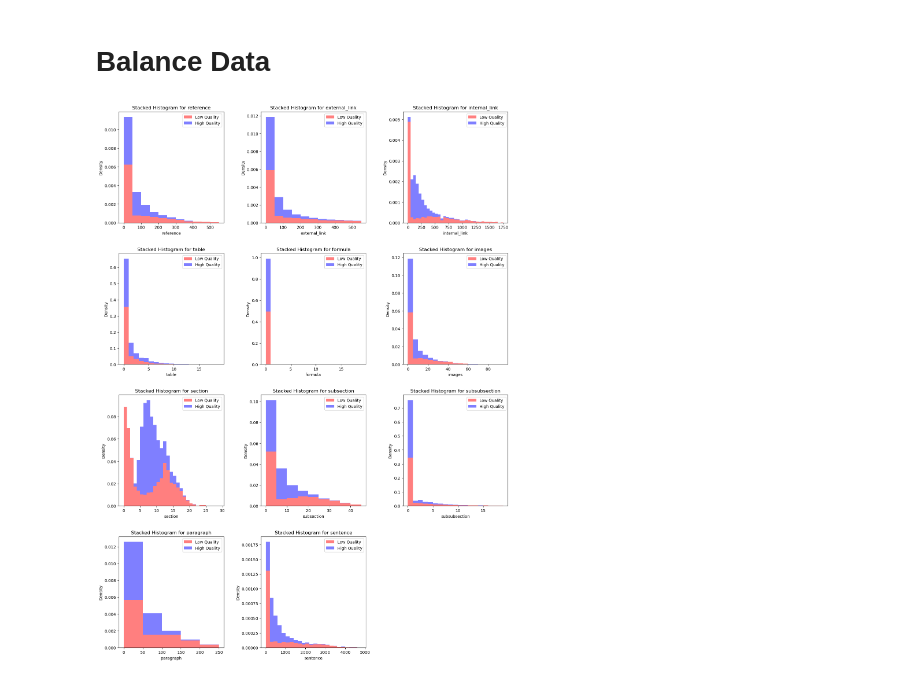
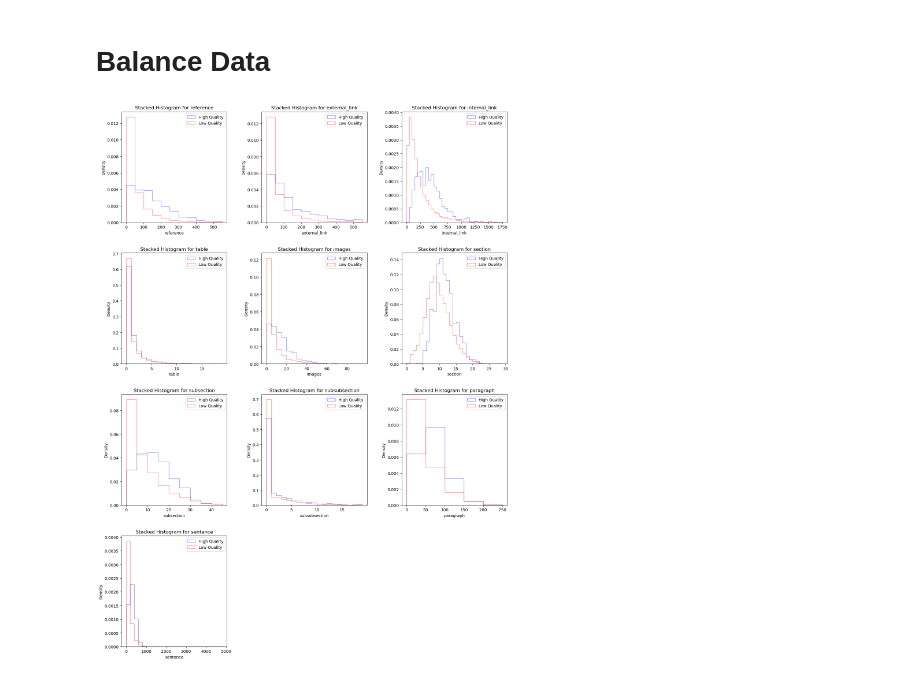
Before and after one commit to Khai-Sian/Dissertation, a Jupyter notebook: 7_Features Distribution.ipynb, the cells around one changed output. Drawn from its saved outputs; the diff is of its cells as text; code cells hidden in the pictures.

```diff
--- a/7_Features Distribution.ipynb
+++ b/7_Features Distribution.ipynb
@@ -5,7 +5,7 @@ import numpy as np
 # %% [markdown]
 # Visualise distribution of features
 # %%
-def visualise_distribution(features, bins_dict):
+def visualise_distribution(features, bins_dict, save = False):
 
     fig, axs = plt.subplots(4, 3, figsize=(15, 20))
     axs = axs.flatten()
@@ -21,8 +21,8 @@ def visualise_distribution(features, bins_dict):
         bins = bins_dict.get(feature, 10)
 
         # Draw the histogram
-        axs[index].hist([low_data, high_data], bins=bins, density=True, histtype='bar',
-                        stacked=True, color=colors, label=['Low Quality', 'High Quality'],
+        axs[index].hist([low_data, high_data], bins=bins, density=True, histtype='step',
+                        stacked=False, color=colors, label=['Low Quality', 'High Quality'],
                         alpha=0.5)
 
         # Add titles and labels
@@ -36,19 +36,28 @@ def visualise_distribution(features, bins_dict):
 
     # Adjust layout
     plt.tight_layout(pad=3.0)
+
+    if save and 'reference' in features:
+        plt.savefig(f"../Report/Image/structure_distribution", dpi=300, bbox_inches='tight', transparent=True)
+    elif save and 'flesch' in features:
+        plt.savefig(f"../Report/Image/readability_distribution", dpi=300, bbox_inches='tight', transparent=True)
+
+#     if save and 'reference' in features:
+#         plt.savefig(f"../Report/appendix/structure_distribution", dpi=300, bbox_inches='tight', transparent=True)
+#     elif save and 'flesch' in features:
+#         plt.savefig(f"../Report/appendix/readability_distribution", dpi=300, bbox_inches='tight', transparent=True)
+
     plt.show()
 # %% [markdown]
 ## Bin Settings for different features
 # %%
-
-
-text_structure = ['reference', 'external_link', 'internal_link', 'table', 'formula', 'images', 'section', 'subsection', 'subsubsection', 'paragraph', 'sentence']
+text_structure = ['reference', 'external_link', 'internal_link', 'table', 'images', 'section', 'subsection', 'subsubsection', 'paragraph', 'sentence']
 
 text_structure_bins = {'reference': [i for i in range(0, 600, 50)],
                        'external_link': [i for i in range(0, 600, 50)],
                        'internal_link': [i for i in range(0, 1800, 50)],
                        'table': [i for i in range(0, 20, 1)],
-                       'formula': [i for i in range(0, 20, 1)],
+#                        'formula': [i for i in range(0, 20, 1)],
                        'images': [i for i in range(0, 100, 5)],
                        'section': [i for i in range(0, 30, 1)],
                        'subsection': [i for i in range(0, 50, 5)],
@@ -64,15 +73,15 @@ readability_scores_bins = {'flesch': [i for i in range(-25, 100, 5)],
                            'coleman_liau': [i for i in range(0, 30, 1)],
                            'automated_readability': [i for i in range(0, 40, 1)],
                            'difficult_words': [i for i in range(0, 3000, 200)],
-                           'dale_chall': [i for i in range(0, 20, 1)],
-                           'linsear': [i for i in range(0, 60, 5)],
+                           'dale_chall': list(np.arange(0, 20, 0.5)),
+                           'linsear': [i for i in range(0, 60, 2)],
                            'gunning_fog': [i for i in range(0, 30, 1)]}
 # %% [markdown]
 # Balance Data
 # %%
 df = pd.read_csv(f'../Data/grouped_dataset_(Balance).csv', keep_default_na=False)
 # %%
-visualise_distribution(text_structure, text_structure_bins)
+visualise_distribution(text_structure, text_structure_bins, save = True)
 # %% [output]
-[figure, old version]
+[figure, new version]
 # %%
```
Also changed, not shown: parts of 1 cell of this notebook, 12 other files.
